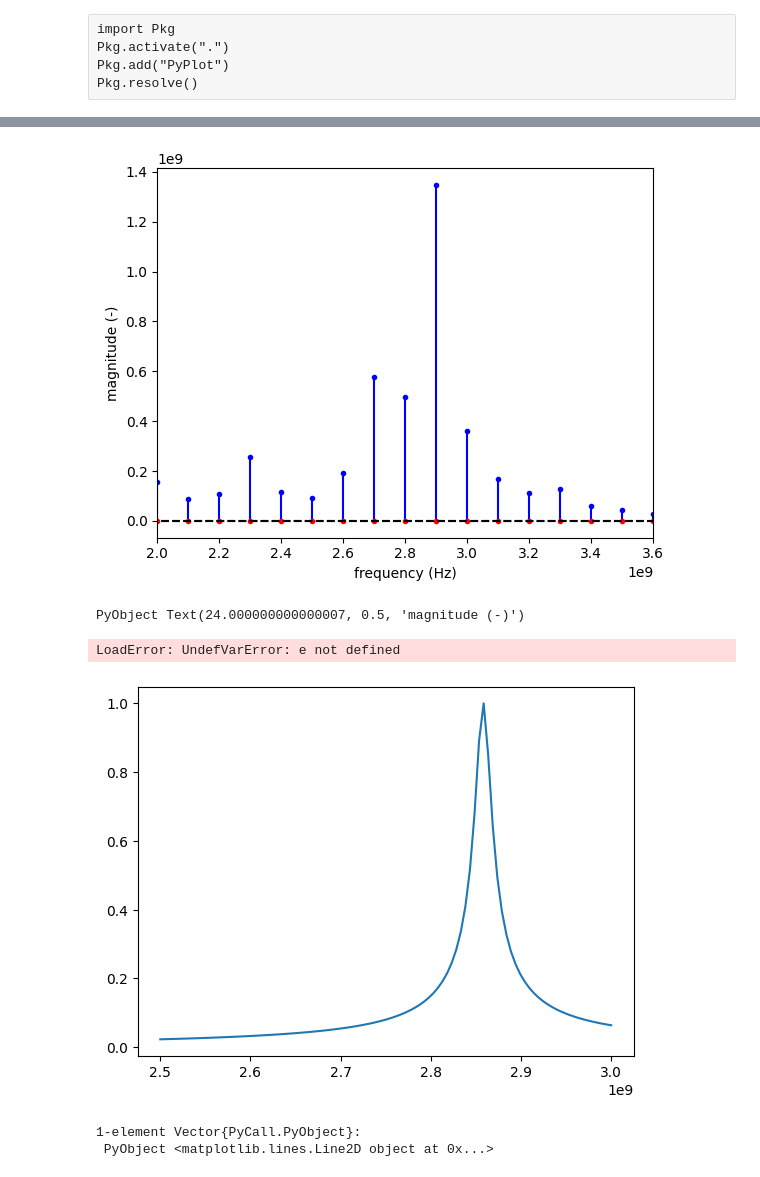
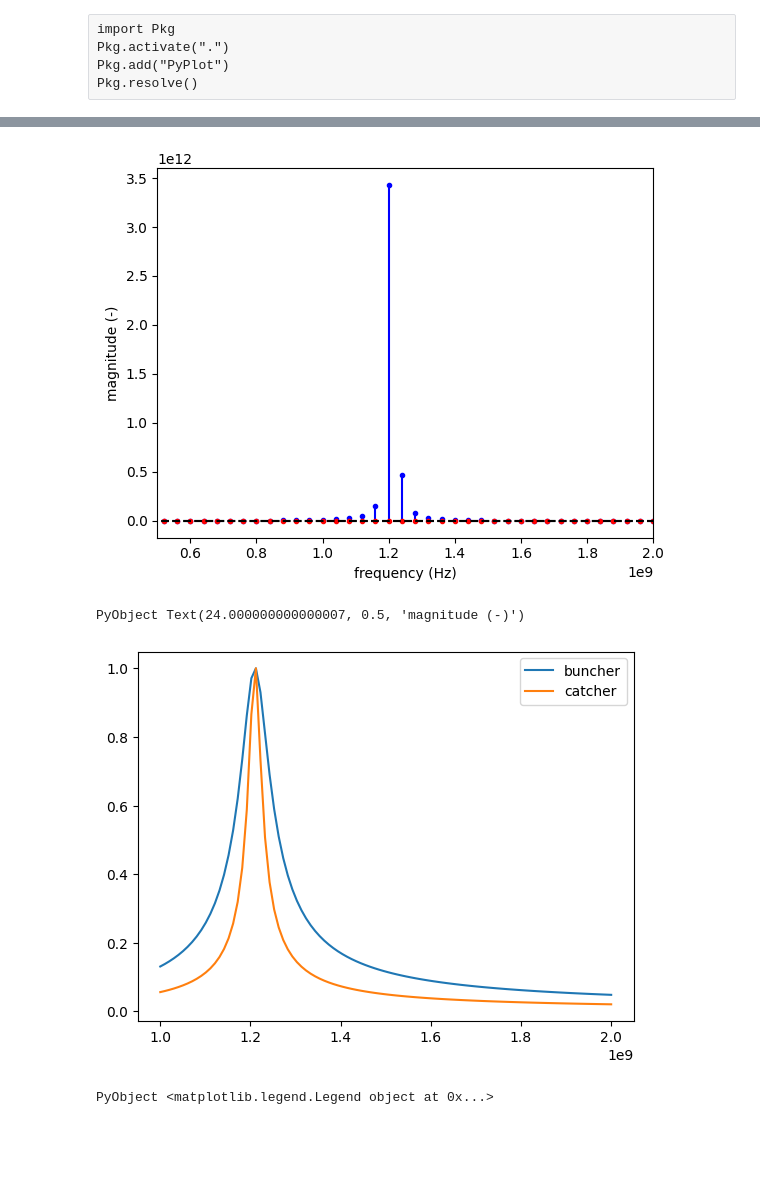
Before and after one commit to bchaber/iskra, a Jupyter notebook: klystron.ipynb, the cells around one changed output, grey strips where cells are left out. Cells and saved outputs as stored; diff of their text form; code cells hidden in the pictures; blank space fills up the shorter version.

```diff
--- a/klystron.ipynb
+++ b/klystron.ipynb
@@ -57,4 +58,8 @@ nothing
 function thermal_speed(T, m)
   sqrt(2kB*T/m)
 end
+
+function beam_speed(U, qm)
+  sqrt(U * 2.0 * qm)
+end
 # %% [output]
@@ -307,17 +346,22 @@ include("ParticleInCell/src/pic/cloud_in_cell.jl")
 function main()
     println("[*] Running simulation")
 
-    state, context = build()
+    I0 = 12kA
+    U0 = 175kV
+    I1 = 1A
+
+    state, context = build(I0, U0, I1)
     pusher = context.pusher
     solver = context.solver
     steps  = context.timesteps
     grid   = context.grid
 
     @time solve(state, pusher, solver, grid, [], steps, context)
+    @time evaluate(context)
 
-    return context
+    return context, state
 end
-results = main();
+results, final = main();
 # %% [output]
 [*] Running simulation
 Δt: 5.0e-12
@@ -407,10 +452,8 @@ end
 PyObject <matplotlib.colorbar.Colorbar object at 0x...>
 # %%
-using FFTW
-
-function evaluate(results)
+function showplot(results)
     Δt = 5.0e-12
-    window = 3_000:5_000
+    window = 5_000:10_000
     samples = length(window)
     frequencies = fftfreq(samples, 1.0 / Δt)
 
@@ -438,22 +481,14 @@ function evaluate(results)
     stem(frequencies, abs.(I1 .* conj.(V1)), linefmt="r-", markerfmt="r.", basefmt="k--")
     #plot(frequencies, abs.(I2 .* conj.(V2)), "b.")
     #plot(frequencies, abs.(I1 .* conj.(V1)), "r.")
-    xlim((2.0GHz, 3.6GHz))
+    xlim((0.5GHz, 2.0GHz))
     xlabel("frequency (Hz)")
     ylabel("magnitude (-)")
     #yscale("log")
     #grid()
     #ylim((1, 1e11))
-    #println("Current magnitude is ", round(1e-3maximum(I2), digits=3), " kA")
 end
-
-evaluate(results)
+showplot(results)
 # %% [output]
-[figure, old version]
+[figure, new version]
 PyObject Text(24.000000000000007, 0.5, 'magnitude (-)')
-# %%
-figure()
-scatter([e.x[p] for p in 1:e.np], [e.v[p][1] for p in 1:e.np], marker=".", s=0.1)
-#display(gcf())
-# %% [output]
-LoadError: UndefVarError: e not defined
@@ -462,45 +495,34 @@ using ACME
 # %%
-circuit = let
-    ω0 = 2π * 2860MHz
-    RoverQ = 58.2
-    L = RoverQ / ω0
-    C = (1.0 / RoverQ) * (1.0 / ω0)
-    Q = 1.0 / (1.0 / 2000.0 + 1.0 / 175.0)
-    R = RoverQ * Q
-
-    cavity = @circuit begin
-        u = voltageprobe()
-        i = currentsource() # induced current
-        j = currentsource() # external current
-        r = resistor(R)
-        c = capacitor(C)
-        l = inductor(L)
-        i[+] == j[+] == r[1] == l[1] == c[1]
-        i[-] == j[-] == r[2] == l[2] == c[2]
-        i[+] == j[+] == u[+]
-        i[-] == j[-] == u[-] == gnd
-    end
-end
-
+using ACME
 let
     Δt = 5.0e-12
     ts = 50_000
-    freq = range(2500MHz, 3000MHz, length=100)
+    freq = range(1.0GHz, 2.0GHz, length=100)
     outp = similar(freq)
 
     x = zeros(2, ts)
     t = [Δt * i for i=1:ts]
 
-    for j=1:100
-        model = DiscreteModel(circuit, Δt)
+    for j=1:length(freq)
+        model = results.cavity1
         x[1, :] .= [sin(2π * freq[j] * t[i]) for i=1:ts]
         y = run!(model, x)
         outp[j] = abs(maximum(y[ts-1000:ts]))
     end
 
     plot(freq, outp ./ maximum(outp))
+
+    for j=1:length(freq)
+        model = results.cavity2
+        x[1, :] .= [sin(2π * freq[j] * t[i]) for i=1:ts]
+        y = run!(model, x)
+        outp[j] = abs(maximum(y[ts-1000:ts]))
+    end
+
+    plot(freq, outp ./ maximum(outp))
+
+    legend(("buncher", "catcher"))
 end
 # %% [output]
-[figure, old version]
+[figure, new version]
-1-element Vector{PyCall.PyObject}:
- PyObject <matplotlib.lines.Line2D object at 0x...>
+PyObject <matplotlib.legend.Legend object at 0x...>
```
Also changed, not shown: parts of 21 cells of this notebook.
